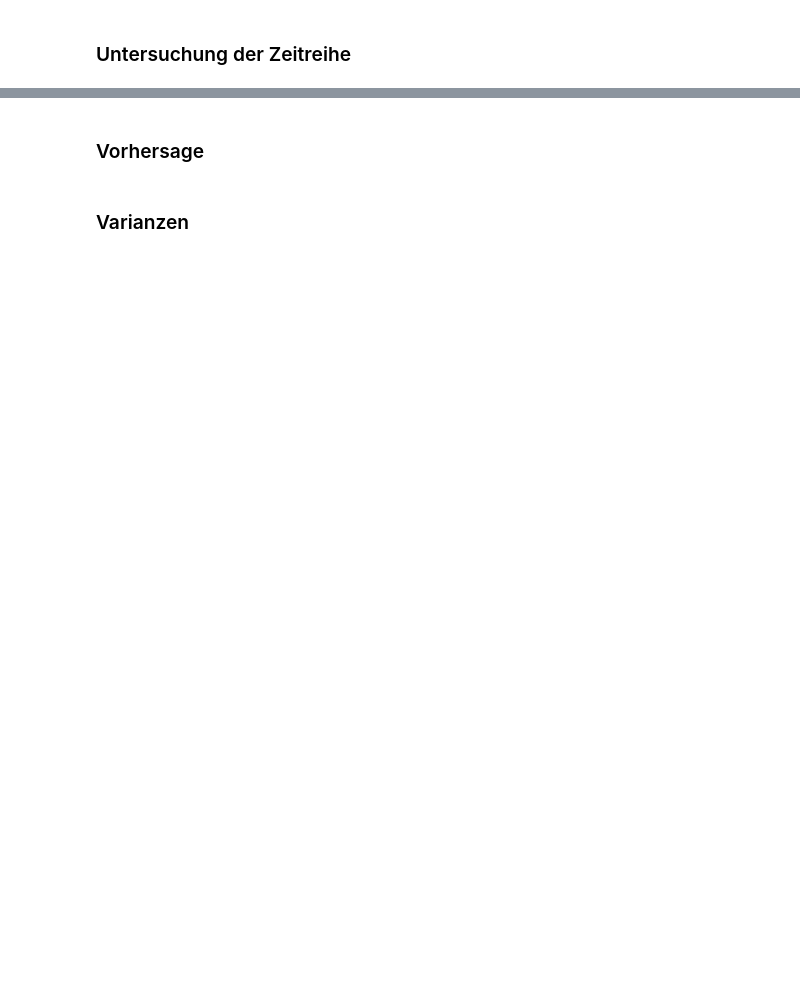
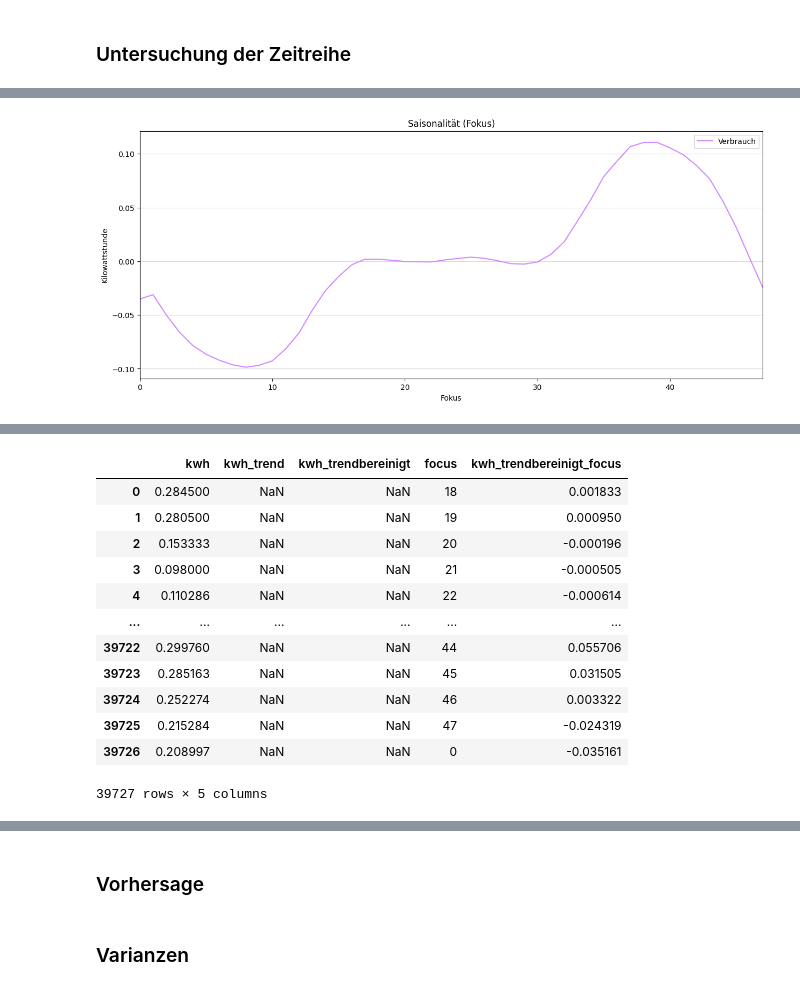
Before and after one commit to vasv1011/semester-3-projekte, a Jupyter notebook: Abgabe 1/analyse.ipynb, the cells around one changed output, grey strips where cells are left out. Cells and saved outputs as stored; diff of their text form; code cells hidden in the pictures; blank space fills up the shorter version.

```diff
--- a/Abgabe 1/analyse.ipynb
+++ b/Abgabe 1/analyse.ipynb
@@ -73,21 +128,27 @@ plt.show()
 # %%
-# .hour, .dayofweek, .day
-df["focus"] = df.index.hour * 2 + df.index.minute // 30  # 48 Zeitpunkte pro Tag
+def analyse_seasonality(df: pd.DataFrame) -> pd.DataFrame:
+    # .hour, .dayofweek, .day
+    df["focus"] = df.index.hour * 2 + df.index.minute // 30  # 48 Zeitpunkte pro Tag
 
-seasonal = df.groupby("focus")["kwh_trendbereinigt"].mean()
+    seasonal = df.groupby("focus")["kwh_trendbereinigt"].mean()
 
-fig, ax = plt.subplots(figsize=(15, 6))
-ax.margins(x=0)
+    fig, ax = plt.subplots(figsize=(15, 6))
+    ax.margins(x=0)
 
-seasonal.plot(ax=ax, color="#D386FF", alpha=1, label="Verbrauch")
-ax.set(
-    title="Saisonalität (Fokus)",
-    xlabel="Fokus",
-    ylabel="Kilowattstunde",
-)
-ax.legend()
-ax.grid(axis="y", alpha=0.5)
-plt.show()
+    seasonal.plot(ax=ax, color="#D386FF", alpha=1, label="Verbrauch")
+    ax.set(
+        title="Saisonalität (Fokus)",
+        xlabel="Fokus",
+        ylabel="Kilowattstunde",
+    )
+    ax.legend()
+    ax.grid(axis="y", alpha=0.5)
+    plt.show()
 
-df = pd.merge(df, seasonal, on="focus", suffixes=("", "_focus"))
+    return df.merge(seasonal, on="focus", suffixes=("", "_focus"))
+
+
+df = analyse_seasonality(df)
 df
+# %% [output]
+[figure, added]
@@ -94 +170,14 @@ df
+|  | kwh | kwh_trend | kwh_trendbereinigt | focus | kwh_trendbereinigt_focus |
+| 0 | 0.284500 | NaN | NaN | 18 | 0.001833 |
+| 1 | 0.280500 | NaN | NaN | 19 | 0.000950 |
+| 2 | 0.153333 | NaN | NaN | 20 | -0.000196 |
+| 3 | 0.098000 | NaN | NaN | 21 | -0.000505 |
+| 4 | 0.110286 | NaN | NaN | 22 | -0.000614 |
+| ... | ... | ... | ... | ... | ... |
+| 39722 | 0.299760 | NaN | NaN | 44 | 0.055706 |
+| 39723 | 0.285163 | NaN | NaN | 45 | 0.031505 |
+| 39724 | 0.252274 | NaN | NaN | 46 | 0.003322 |
+| 39725 | 0.215284 | NaN | NaN | 47 | -0.024319 |
+| 39726 | 0.208997 | NaN | NaN | 0 | -0.035161 |
+39727 rows × 5 columns
 # %%
```
Also changed, not shown: parts of 11 cells of this notebook.
